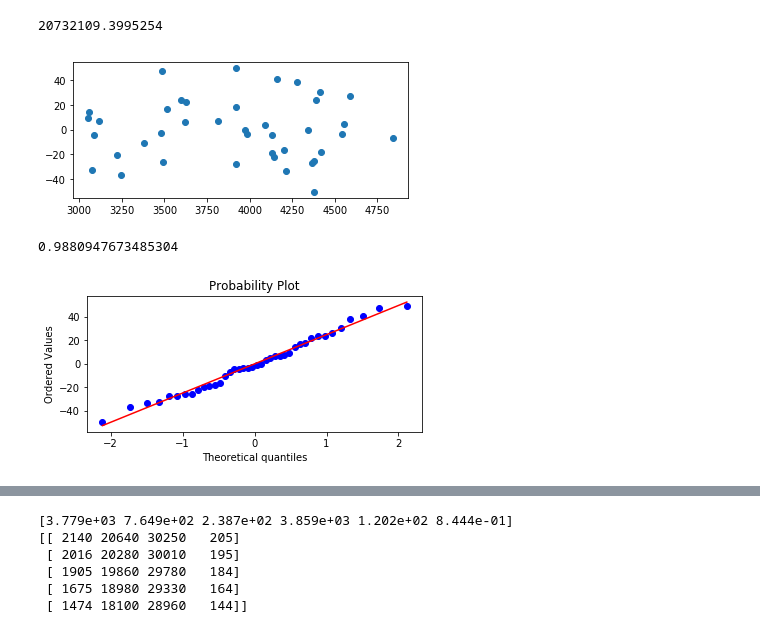
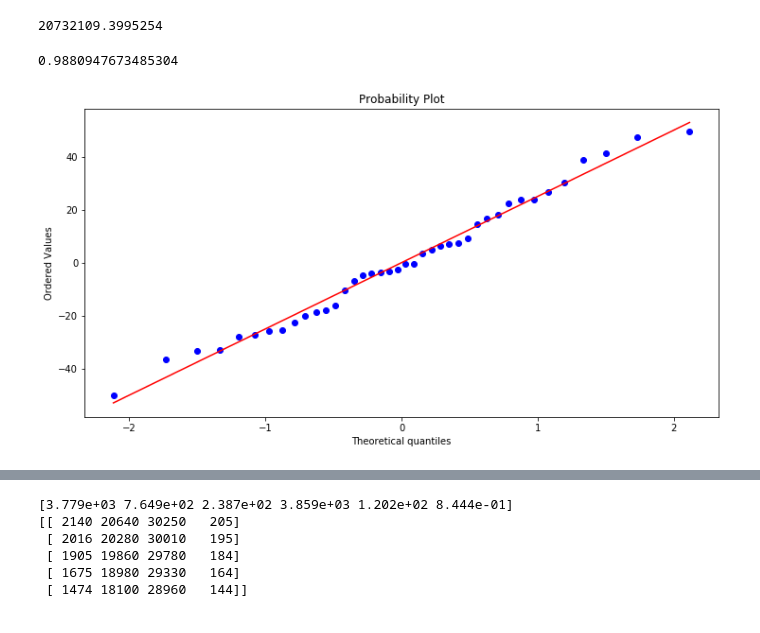
Before and after one commit to MuzzyB/Linear-Regression, a Jupyter notebook: Linear Regression Analysis Template.ipynb, the cells around one changed output, grey strips where cells are left out. Cells and saved outputs as stored; diff of their text form; code cells hidden in the pictures.

```diff
--- a/Linear Regression Analysis Template.ipynb
+++ b/Linear Regression Analysis Template.ipynb
@@ -175,19 +191,12 @@ np.linalg.cond(jet_model.model.exog)
 #(What regressors seem important?)
 #(Any Possible Outliers?)
 #(Is there any need for transformation of response or regressor variables?)
-
-#Residual Analysis
-# Residuals Plot
-fig, ax = plt.subplots(figsize=(6,2.5))
-_ = ax.scatter(pred_val, residual)
-# %% [output]
-[figure, removed]
 # %%
-# Probability Plot
+# Normal Probability Plot
 import scipy as sp
-fig, ax = plt.subplots(figsize=(6,2.5))
+fig, ax = plt.subplots(figsize=(12,6))
 _, (__, ___, r) = sp.stats.probplot(residual, plot=ax, fit=True)
 r**2
 # %% [output]
 0.9880947673485304
-[figure, old version]
+[figure, new version]
```
Also changed, not shown: parts of 24 cells of this notebook.
